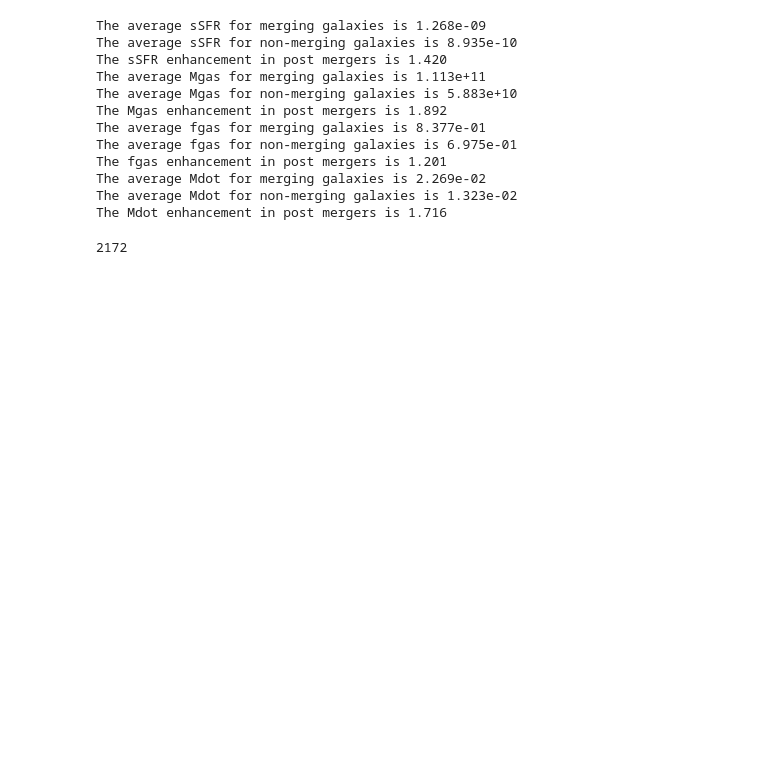
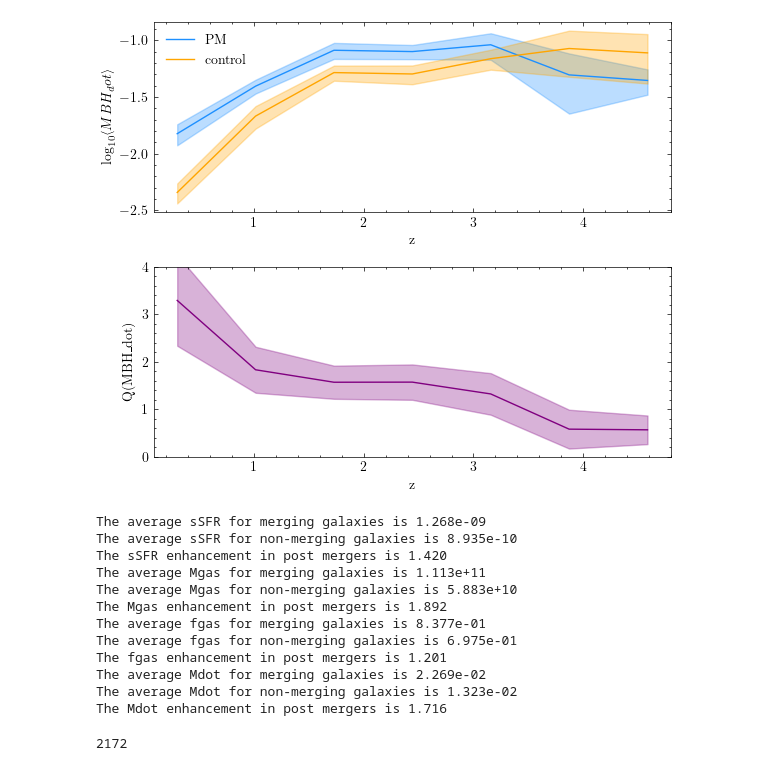
Before and after one commit to pranav-satheesh/host_galaxies, a Jupyter notebook: notebooks/control_samples_analysis.ipynb, the cells around one changed output. Saved outputs shown, nothing was run; the diff lists cells and outputs as text; code cells hidden in the pictures; blank space fills up the shorter version.

```diff
--- a/notebooks/control_samples_analysis.ipynb
+++ b/notebooks/control_samples_analysis.ipynb
@@ -33,3 +252,61 @@ pop['merging_population'].keys()
+# %%
+z_min = 0
+z_max = 5
+z_binsize = 0.6
+
+Nbins_z = int((z_max - z_min) / z_binsize)
+z_bins = np.linspace(z_min, z_max, Nbins_z)
+
+avg_MBH_dot_control = []
+std_MBH_dot_control = []
+
+avg_MBH_dot_merger = []
+std_MBH_dot_merger = []
+
+# Loop through redshift bins
+for i in range(len(z_bins) - 1):
+    # Create masks for merging and control populations within each redshift bin
+    merger_z_mask = (z_merging_pop > z_bins[i]) & (z_merging_pop < z_bins[i + 1])
+    control_z_mask = (z_control_pop > z_bins[i]) & (z_control_pop < z_bins[i + 1])
+
+    MBH_dot_merging_pop_filtered = MBH_dot_merging_pop[merger_z_mask]
+    MBH_dot_control_pop_filtered = MBH_dot_control_pop[control_z_mask]
+
+    avg_MBH_dot_merger.append(np.mean(MBH_dot_merging_pop_filtered))
+    std_MBH_dot_merger.append(np.std(MBH_dot_merging_pop_filtered) / np.sqrt(len(MBH_dot_merging_pop_filtered)))
+
+    avg_MBH_dot_control.append(np.mean(MBH_dot_control_pop_filtered))
+    std_MBH_dot_control.append(np.std(MBH_dot_control_pop_filtered) / np.sqrt(len(MBH_dot_control_pop_filtered)))
+
+avg_MBH_dot_merger = np.array(avg_MBH_dot_merger)
+std_MBH_dot_merger = np.array(std_MBH_dot_merger)
+
+avg_MBH_dot_control = np.array(avg_MBH_dot_control)
+std_MBH_dot_control = np.array(std_MBH_dot_control)
+
+Q_MBH_dot = avg_MBH_dot_merger / avg_MBH_dot_control
+Q_MBH_dot_SE = Q_MBH_dot * np.sqrt((std_MBH_dot_merger / avg_MBH_dot_merger) ** 2 + (std_MBH_dot_control / avg_MBH_dot_control) ** 2)
+
+# Plot the results
+fig, ax = plt.subplots(2, 1, figsize=(6, 5))
+ax[0].plot(z_bins[:-1] + z_binsize / 2, np.log10(avg_MBH_dot_merger[avg_MBH_dot_merger > 0]), label='PM', color="dodgerblue")
+ax[0].fill_between(z_bins[:-1] + z_binsize / 2, np.log10(avg_MBH_dot_merger - std_MBH_dot_merger), np.log10(avg_MBH_dot_merger + std_MBH_dot_merger), alpha=0.3, color='dodgerblue')
+ax[0].plot(z_bins[:-1] + z_binsize / 2, np.log10(avg_MBH_dot_control[avg_MBH_dot_control > 0]), label='control', color='orange')
+ax[0].fill_between(z_bins[:-1] + z_binsize / 2, np.log10(avg_MBH_dot_control - std_MBH_dot_control), np.log10(avg_MBH_dot_control + std_MBH_dot_control), alpha=0.3, color='orange')
+ax[0].legend()
+ax[0].set_xlabel('z')
+ax[0].set_ylabel(r'$\log_{10}\langle MBH_dot \rangle$')
+
+ax[1].plot(z_bins[:-1] + z_binsize / 2, Q_MBH_dot, color='purple')
+ax[1].fill_between(z_bins[:-1] + z_binsize / 2, Q_MBH_dot - Q_MBH_dot_SE, Q_MBH_dot + Q_MBH_dot_SE, alpha=0.3, color='purple')
+ax[1].set_xlabel('z')
+ax[1].set_ylabel('Q(MBH_dot)')
+ax[1].set_ylim(0, 4)
+
+# Final layout adjustments
+fig.tight_layout()
+# %% [output]
+[figure, added]
 # %%
 control_file_loc = "/home/pranavsatheesh/host_galaxies/data/control_files/new/"
 control_name = "TNG-50-1000-stellar-particles"
```
Also changed, not shown: parts of 16 cells of this notebook, 33 other files.
